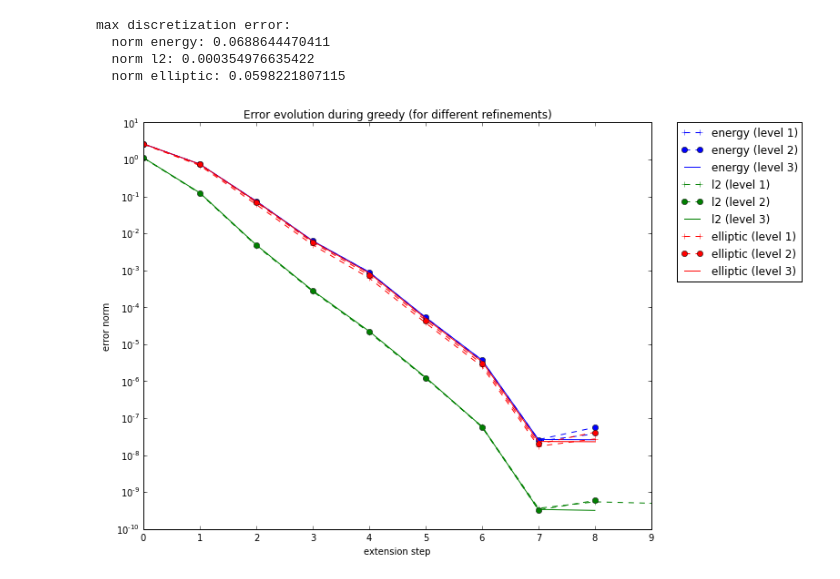
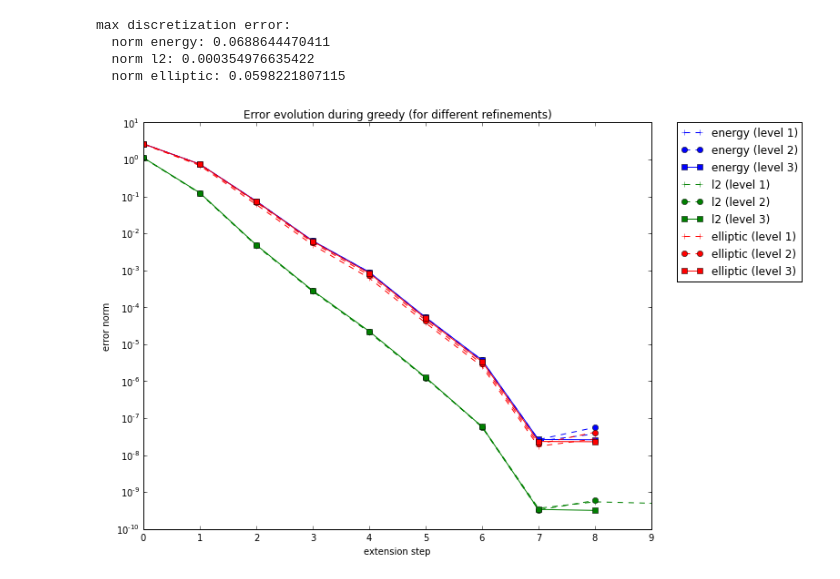
Before and after one commit to dune-community/dune-hdd-demos, a Jupyter notebook: notebooks/OS2014_greedy_detailed_discretization.ipynb, the cells around one changed output. Drawn from its saved outputs; the diff is of its cells as text; code cells hidden in the pictures.

Commit message:
[notebooks] update OS2014_greedy_detailed_discretization

```diff
--- a/notebooks/OS2014_greedy_detailed_discretization.ipynb
+++ b/notebooks/OS2014_greedy_detailed_discretization.ipynb
@@ -125,7 +129,6 @@ assert len(level_2_datasets) <= len(colors)
 for norm, color in izip(level_1_datasets.keys(), colors):
     greedy_error_evolution = level_1_datasets[norm].d['max_errs']
     plt.plot(greedy_error_evolution, color + '--+', label=norm + ' (level 1)')
-    assert norm in level_2_datasets
     greedy_error_evolution = level_2_datasets[norm].d['max_errs']
     plt.plot(greedy_error_evolution, color + '--o', label=norm + ' (level 2)')
 plt.yscale('log')
@@ -160,18 +163,18 @@ max discretization error:
 # %%
 pylab.rcParams['figure.figsize'] = (10.0, 8.0)
 colors = ['b', 'g', 'r', 'c', 'm', 'y', 'k']
 for norm, color in izip(level_1_datasets.keys(), colors):
     greedy_error_evolution = level_1_datasets[norm].d['max_errs']
     plt.plot(greedy_error_evolution, color + '--+', label=norm + ' (level 1)')
     greedy_error_evolution = level_2_datasets[norm].d['max_errs']
     plt.plot(greedy_error_evolution, color + '--o', label=norm + ' (level 2)')
     greedy_error_evolution = level_3_datasets[norm].d['max_errs']
-    plt.plot(greedy_error_evolution, color + '-', label=norm + ' (level 3)')
+    plt.plot(greedy_error_evolution, color + '-s', label=norm + ' (level 3)')
 plt.yscale('log')
 plt.xlabel('extension step')
 plt.ylabel('error norm')
 plt.title('Error evolution during greedy (for different refinements)')
 plt.legend(bbox_to_anchor=(1.05, 1), loc=2, borderaxespad=0.)
 plt.show()
 # %% [output]
-[figure, old version]
+[figure, new version]
```
Also changed, not shown: parts of 3 cells of this notebook.
